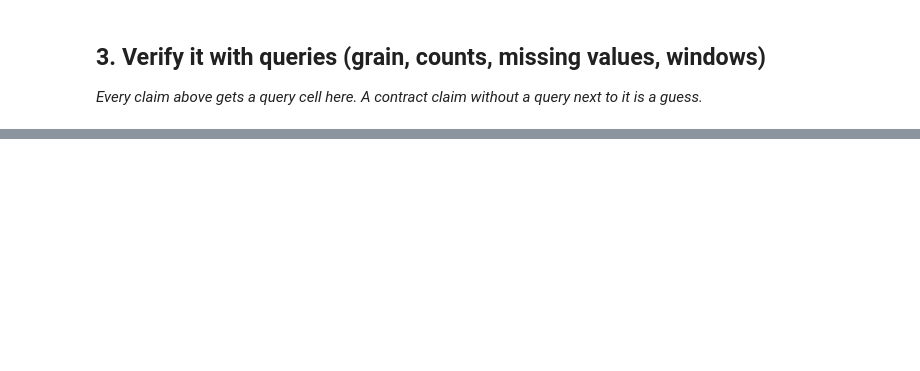
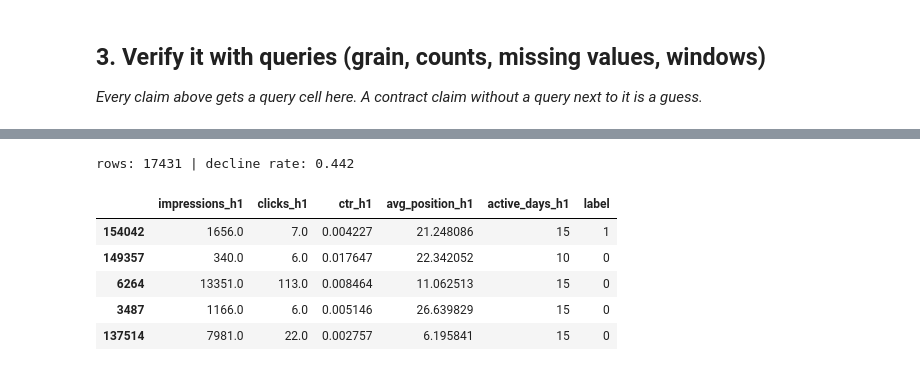
Before and after one commit to Hammad-vibes/FlyRank-Internship, a Jupyter notebook: work/notebooks/w03_data_contract.ipynb, the cells around one changed output, grey strips where cells are left out. Drawn from its saved outputs; the diff is of its cells as text; code cells hidden in the pictures; blank space fills up the shorter version.

```diff
--- a/work/notebooks/w03_data_contract.ipynb
+++ b/work/notebooks/w03_data_contract.ipynb
@@ -13,3 +24,10 @@ This skeleton is yours to fill. Work the sections **in order** — each one has
 # %%
 # This cell is for CODE (numbers, a query, a check).
 # Write your text answer in the cell ABOVE this one — typing sentences here breaks Run All.
+import duckdb
+from google.colab import userdata
+
+con = duckdb.connect()
+con.execute(f"CREATE SECRET (TYPE huggingface, TOKEN '{userdata.get('HF_TOKEN')}')")
+MAR = "hf://datasets/FlyRank/internship-warehouse/fact_content_daily_performance/month=2026-03/data_0.parquet"
+con.execute(f"CREATE VIEW mar AS SELECT * FROM read_parquet('{MAR}')")
@@ -26,0 +127,33 @@ This skeleton is yours to fill. Work the sections **in order** — each one has
+# %%
+import numpy as np
+
+frame = con.sql("""
+SELECT client_hash_id, content_hash_id,
+  SUM(gsc_impressions)  FILTER (WHERE report_date <= DATE '2026-03-15') AS impressions_h1,
+  SUM(gsc_clicks)       FILTER (WHERE report_date <= DATE '2026-03-15') AS clicks_h1,
+  AVG(gsc_avg_position) FILTER (WHERE report_date <= DATE '2026-03-15') AS avg_position_h1,
+  COUNT(*) FILTER (WHERE report_date <= DATE '2026-03-15' AND gsc_impressions > 0) AS active_days_h1,
+  SUM(gsc_clicks)       FILTER (WHERE report_date >  DATE '2026-03-15') AS clicks_h2
+FROM mar
+WHERE gsc_data_available IS TRUE
+GROUP BY 1, 2
+""").df()
+
+df = frame.copy()
+df["clicks_h2"] = df["clicks_h2"].fillna(0)
+df["ctr_h1"] = df["clicks_h1"] / df["impressions_h1"].replace(0, np.nan)
+FEATURES = ["impressions_h1", "clicks_h1", "ctr_h1", "avg_position_h1", "active_days_h1"]
+df = df[df["clicks_h1"] >= 5].dropna(subset=FEATURES)
+df["label"] = (df["clicks_h2"] < 0.8 * df["clicks_h1"]).astype(int)
+df = df.sample(min(len(df), 200_000), random_state=0)
+
+print("rows:", len(df), "| decline rate:", round(df["label"].mean(), 3))
+df[FEATURES + ["label"]].head()
+# %% [output]
+rows: 17431 | decline rate: 0.442
+|  | impressions_h1 | clicks_h1 | ctr_h1 | avg_position_h1 | active_days_h1 | label |
+| 154042 | 1656.0 | 7.0 | 0.004227 | 21.248086 | 15 | 1 |
+| 149357 | 340.0 | 6.0 | 0.017647 | 22.342052 | 10 | 0 |
+| 6264 | 13351.0 | 113.0 | 0.008464 | 11.062513 | 15 | 0 |
+| 3487 | 1166.0 | 6.0 | 0.005146 | 26.639829 | 15 | 0 |
+| 137514 | 7981.0 | 22.0 | 0.002757 | 6.195841 | 15 | 0 |
```
Also changed, not shown: parts of 16 cells of this notebook.
